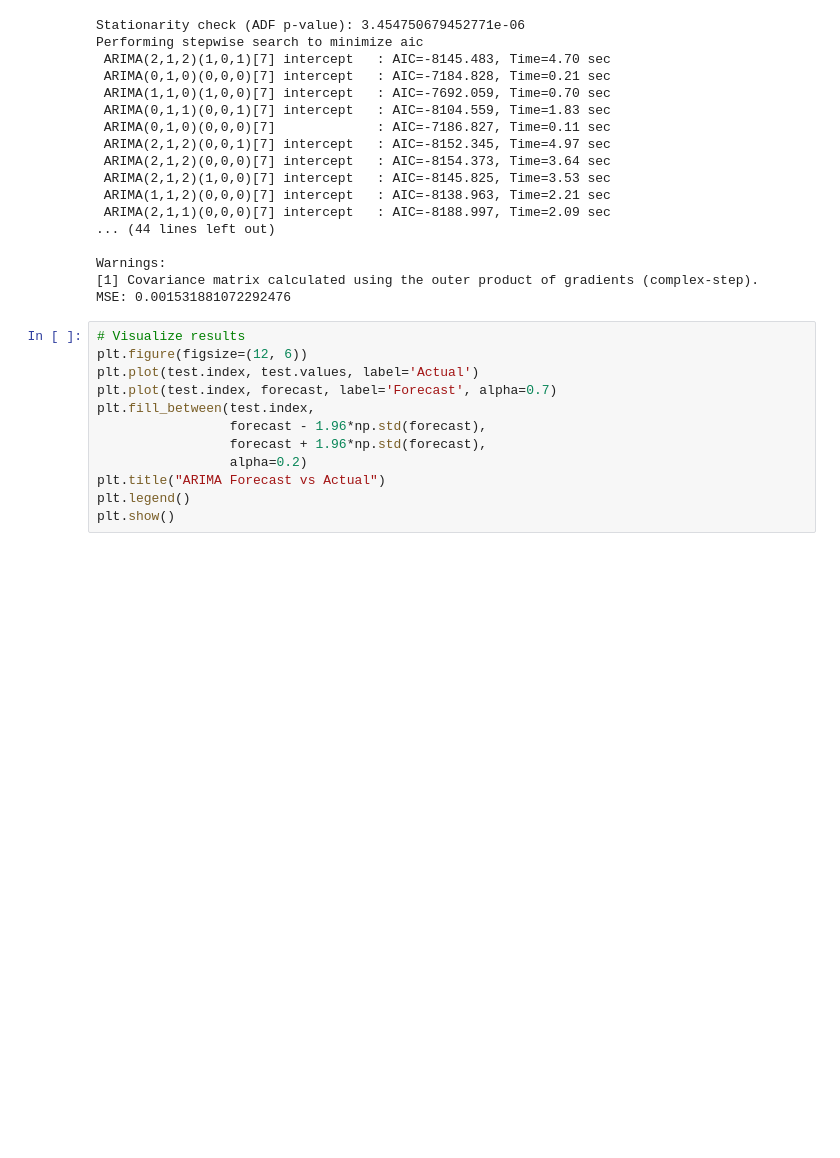
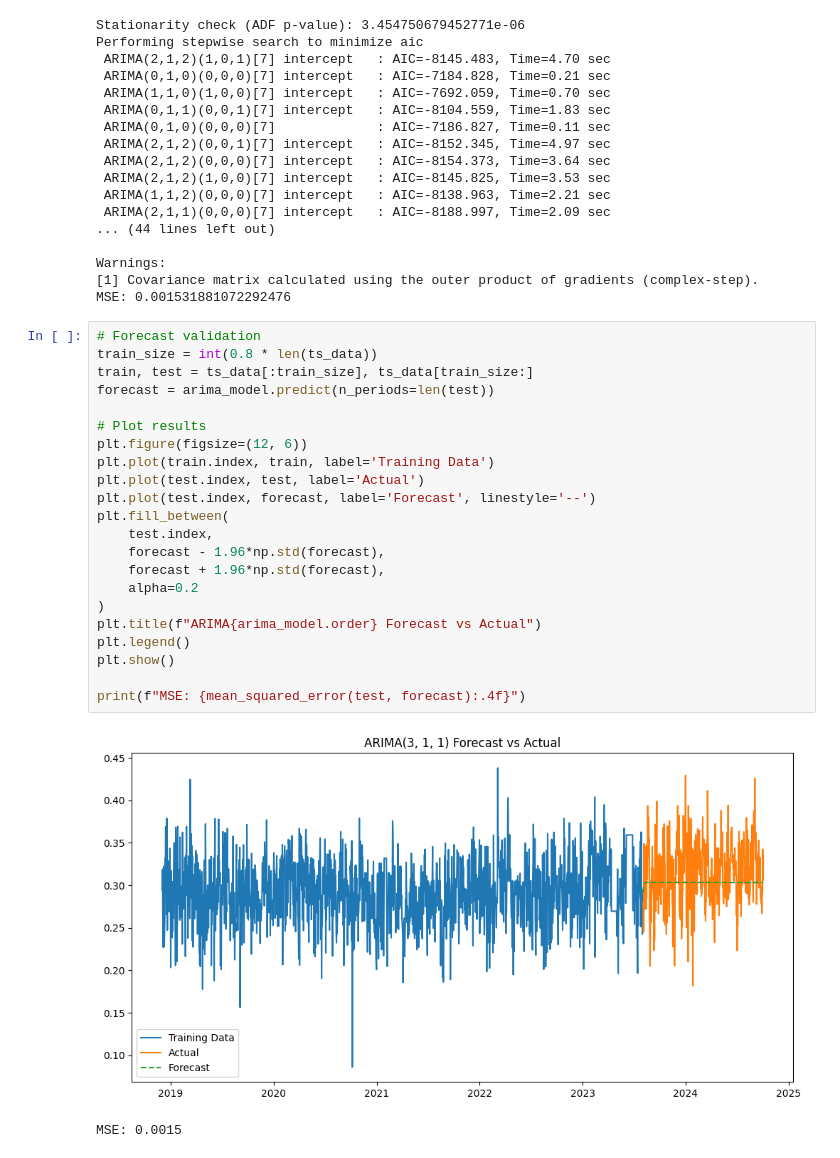
Before and after one commit to lramir14/MDS_thesis, a Jupyter notebook: optimized-time-trends-and-media-outlets.ipynb, the cells around one changed output. Drawn from its saved outputs; the diff is of its cells as text; blank space fills up the shorter version.

Commit message:
Kaggle Notebook | optimized time trends and media outlets | working graph for arima. Missing more complexity

```diff
--- a/optimized-time-trends-and-media-outlets.ipynb
+++ b/optimized-time-trends-and-media-outlets.ipynb
@@ -458,14 +458,27 @@ Warnings:
 [1] Covariance matrix calculated using the outer product of gradients (complex-step).
 MSE: 0.001531881072292476
 # %%
-# Visualize results
+# Forecast validation
+train_size = int(0.8 * len(ts_data))
+train, test = ts_data[:train_size], ts_data[train_size:]
+forecast = arima_model.predict(n_periods=len(test))
+
+# Plot results
 plt.figure(figsize=(12, 6))
-plt.plot(test.index, test.values, label='Actual')
-plt.plot(test.index, forecast, label='Forecast', alpha=0.7)
-plt.fill_between(test.index,
-                 forecast - 1.96*np.std(forecast),
-                 forecast + 1.96*np.std(forecast),
-                 alpha=0.2)
-plt.title("ARIMA Forecast vs Actual")
+plt.plot(train.index, train, label='Training Data')
+plt.plot(test.index, test, label='Actual')
+plt.plot(test.index, forecast, label='Forecast', linestyle='--')
+plt.fill_between(
+    test.index,
+    forecast - 1.96*np.std(forecast),
+    forecast + 1.96*np.std(forecast),
+    alpha=0.2
+)
+plt.title(f"ARIMA{arima_model.order} Forecast vs Actual")
 plt.legend()
 plt.show()
+
+print(f"MSE: {mean_squared_error(test, forecast):.4f}")
+# %% [output]
+[figure, added]
+MSE: 0.0015
```
